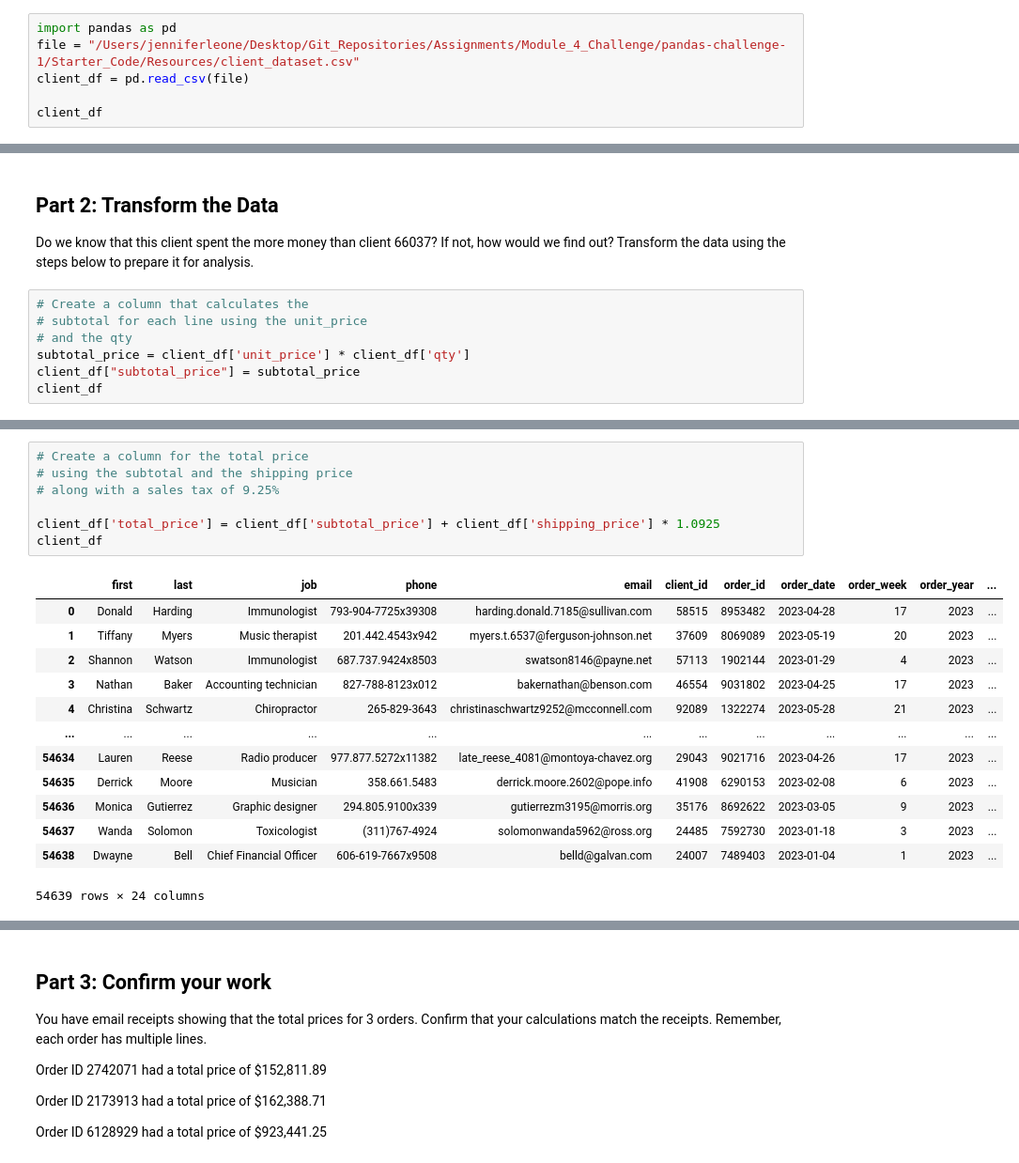
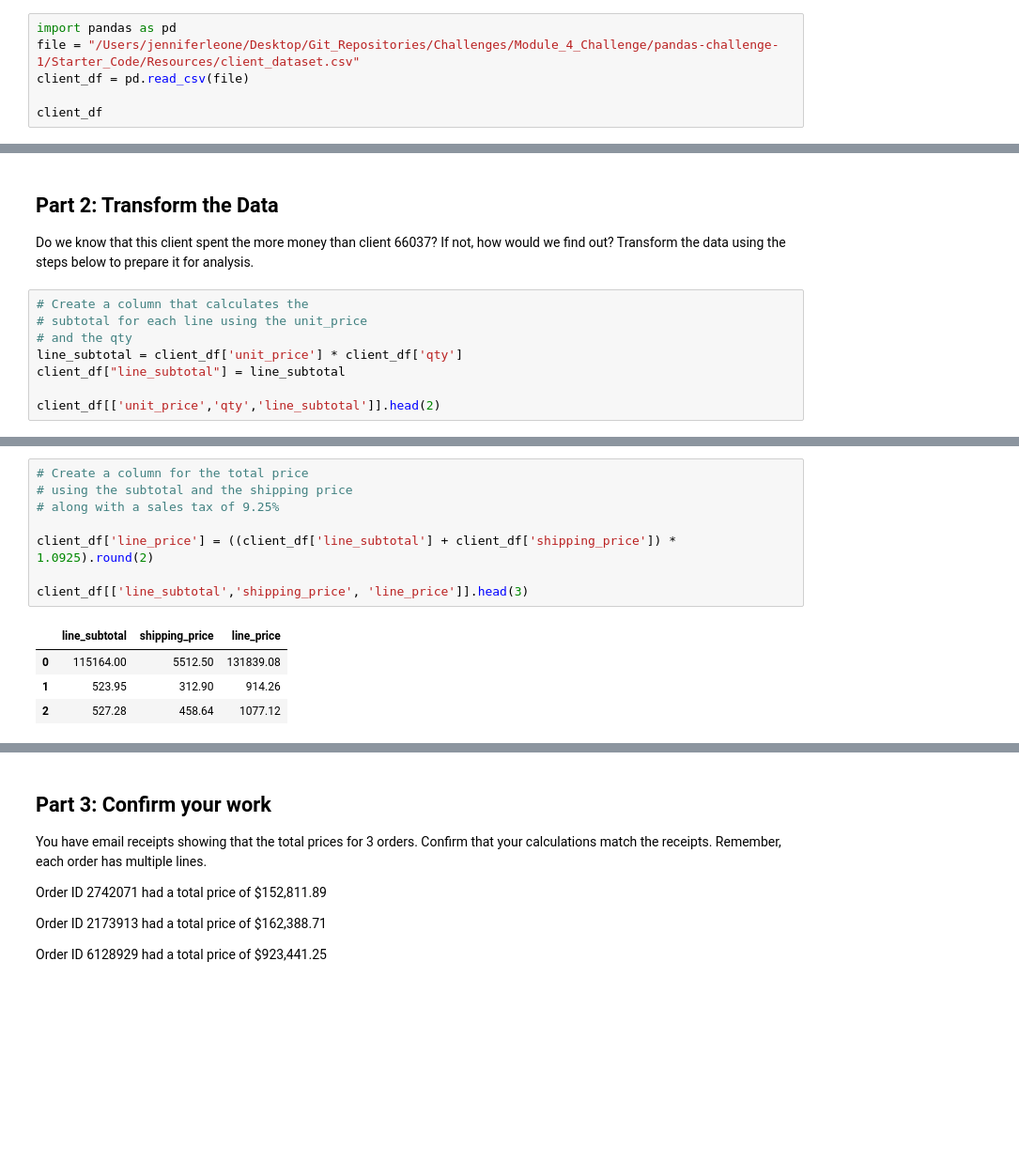
Before and after one commit to leonej01/pandas-challenge-1, a Jupyter notebook: Starter_Code/module_4_challenge.ipynb, the cells around one changed output, grey strips where cells are left out. Shown at 94% size. Saved outputs shown, nothing was run; the diff lists cells and outputs as text; blank space fills up the shorter version.

```diff
--- a/Starter_Code/module_4_challenge.ipynb
+++ b/Starter_Code/module_4_challenge.ipynb
@@ -4,7 +4,7 @@
 Import the data and use Pandas to learn more about the dataset.
 # %%
 import pandas as pd
-file = "/Users/jenniferleone/Desktop/Git_Repositories/Assignments/Module_4_Challenge/pandas-challenge-1/Starter_Code/Resources/client_dataset.csv"
+file = "/Users/jenniferleone/Desktop/Git_Repositories/Challenges/Module_4_Challenge/pandas-challenge-1/Starter_Code/Resources/client_dataset.csv"
 client_df = pd.read_csv(file)
 
 client_df
@@ -153,7 +166,8 @@ Do we know that this client spent the more money than client 66037? If not, how
 # Create a column that calculates the
 # subtotal for each line using the unit_price
 # and the qty
-subtotal_price = client_df['unit_price'] * client_df['qty']
-client_df["subtotal_price"] = subtotal_price
-client_df
+line_subtotal = client_df['unit_price'] * client_df['qty']
+client_df["line_subtotal"] = line_subtotal
+
+client_df[['unit_price','qty','line_subtotal']].head(2)
 # %% [output]
@@ -201,24 +197,16 @@ client_df
 # %%
 # Create a column for the total price
 # using the subtotal and the shipping price
 # along with a sales tax of 9.25%
 
-client_df['total_price'] = client_df['subtotal_price'] + client_df['shipping_price'] * 1.0925
-client_df
+client_df['line_price'] = ((client_df['line_subtotal'] + client_df['shipping_price']) * 1.0925).round(2)
+
+client_df[['line_subtotal','shipping_price', 'line_price']].head(3)
 # %% [output]
-|  | first | last | job | phone | email | client_id | order_id | order_date | order_week | order_year | ... |
-| 0 | Donald | Harding | Immunologist | 793-904-7725x39308 | harding.donald.7185@sullivan.com | 58515 | 8953482 | 2023-04-28 | 17 | 2023 | ... |
-| 1 | Tiffany | Myers | Music therapist | 201.442.4543x942 | myers.t.6537@ferguson-johnson.net | 37609 | 8069089 | 2023-05-19 | 20 | 2023 | ... |
-| 2 | Shannon | Watson | Immunologist | 687.737.9424x8503 | swatson8146@payne.net | 57113 | 1902144 | 2023-01-29 | 4 | 2023 | ... |
-| 3 | Nathan | Baker | Accounting technician | 827-788-8123x012 | bakernathan@benson.com | 46554 | 9031802 | 2023-04-25 | 17 | 2023 | ... |
-| 4 | Christina | Schwartz | Chiropractor | 265-829-3643 | christinaschwartz9252@mcconnell.com | 92089 | 1322274 | 2023-05-28 | 21 | 2023 | ... |
-| ... | ... | ... | ... | ... | ... | ... | ... | ... | ... | ... | ... |
-| 54634 | Lauren | Reese | Radio producer | 977.877.5272x11382 | late_reese_4081@montoya-chavez.org | 29043 | 9021716 | 2023-04-26 | 17 | 2023 | ... |
-| 54635 | Derrick | Moore | Musician | 358.661.5483 | derrick.moore.2602@pope.info | 41908 | 6290153 | 2023-02-08 | 6 | 2023 | ... |
-| 54636 | Monica | Gutierrez | Graphic designer | 294.805.9100x339 | gutierrezm3195@morris.org | 35176 | 8692622 | 2023-03-05 | 9 | 2023 | ... |
-| 54637 | Wanda | Solomon | Toxicologist | (311)767-4924 | solomonwanda5962@ross.org | 24485 | 7592730 | 2023-01-18 | 3 | 2023 | ... |
-| 54638 | Dwayne | Bell | Chief Financial Officer | 606-619-7667x9508 | belld@galvan.com | 24007 | 7489403 | 2023-01-04 | 1 | 2023 | ... |
+|  | line_subtotal | shipping_price | line_price |
+| 0 | 115164.00 | 5512.50 | 131839.08 |
+| 1 | 523.95 | 312.90 | 914.26 |
+| 2 | 527.28 | 458.64 | 1077.12 |
-54639 rows × 24 columns
 # %%
 # Create a column for the cost
 # of each line using unit cost, qty, and
```
Also changed, not shown: parts of 13 cells of this notebook.
